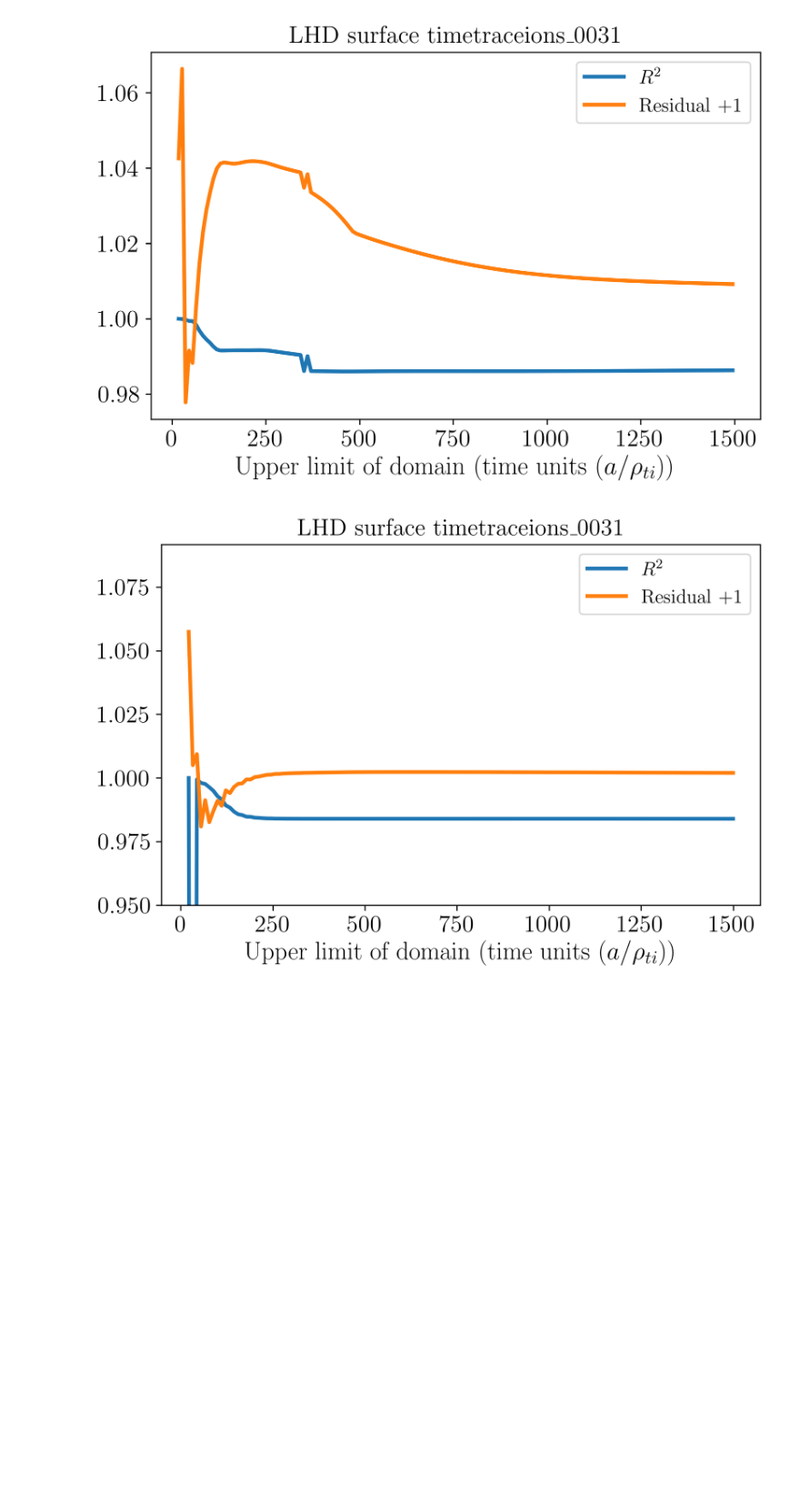
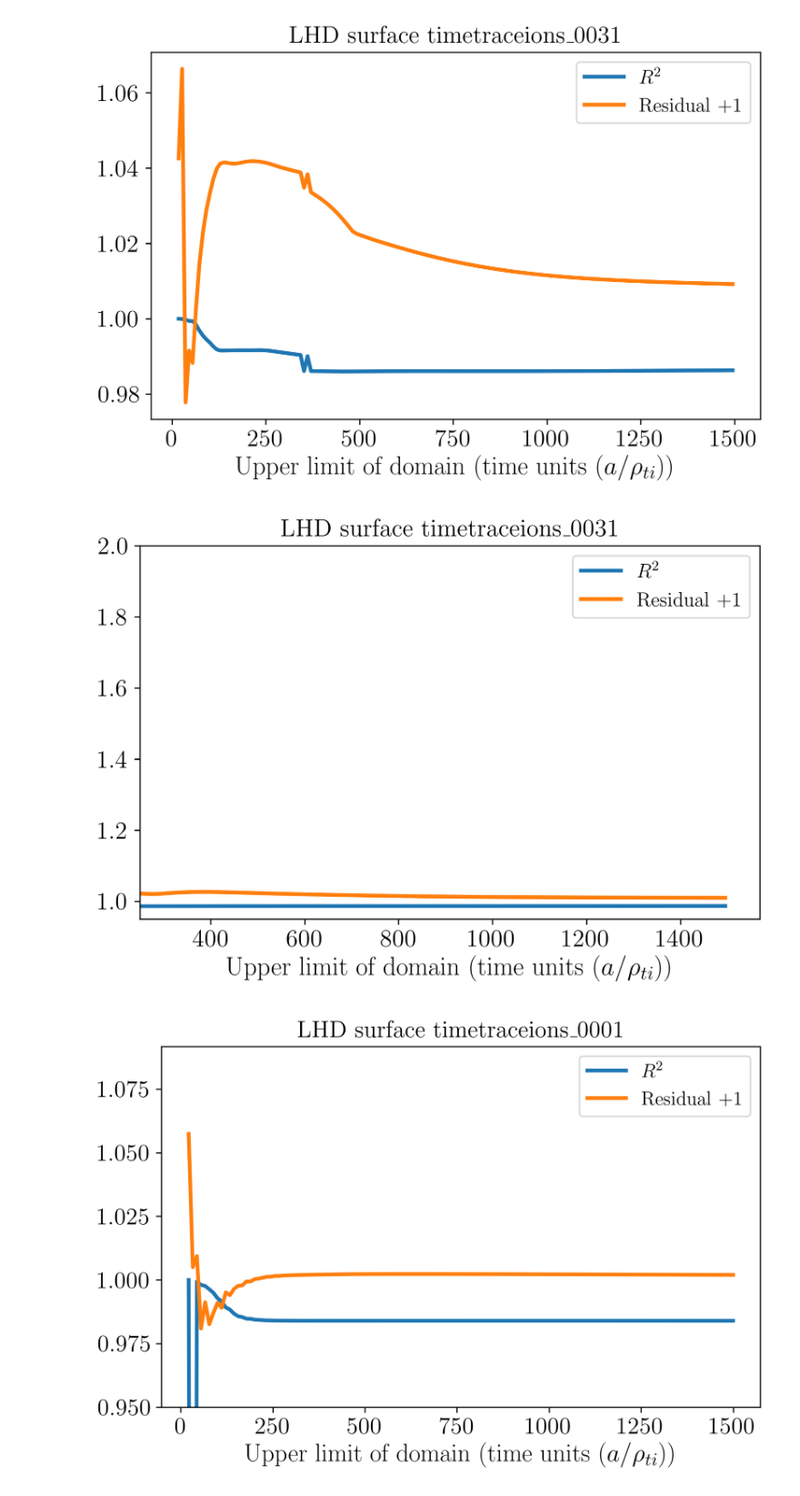
Before and after one commit to cardanmomo/HP_project, a Jupyter notebook: Working_bench.ipynb, the cells around one changed output. Shown at 91% size. Drawn from its saved outputs; the diff is of its cells as text; code cells hidden in the pictures; blank space fills up the shorter version.

```diff
--- a/Working_bench.ipynb
+++ b/Working_bench.ipynb
@@ -314,15 +239,9 @@ plt.show()
 %run /u/cmor/jupyter/HP_project/main.ipynb
 %cd /raven/u/cmor/jupyter/HP_project/data/LHD/surface
 label   = "surface"
-
-# Start plotting details, label and title
-plt.figure()
-plt.xlabel('Time units $(a/\\rho_{ti})$')
-plt.axhline(y=0, color='black', linewidth=2, linestyle='dashed')  # Have a reference of zero
-
 # End plotting details
 
-gam = pylab.loadtxt("timetraceions_0001.dat")
+gam = pylab.loadtxt("timetraceions_0031.dat")
 
 E = np.divide(gam[:, 1], gam[0, 1], out=np.zeros_like(gam[:, 1]), where=gam[0, 1] != 0)
 
@@ -338,6 +257,16 @@ e = 0.0029
 g = 2.5570
 k = 0.0516
 m = 1.3910
+
+a = 0.00918152
+b = 26.2496644
+c = 4.8217e-06
+d = 4.71145353
+e = 0.00693335
+g = 1.88858924
+k = 0.07185026
+m = 0.99871258
+
 r2 = []
 res = []
 tstep = []
@@ -380,6 +308,21 @@ plt.legend()
 plt.show()
 # %% [output]
 [figure]
+# %%
+lhd_s_31_tstep = tstep
+lhd_s_31_r2 = r2
+lhd_s_31_res = res
+plt.plot(lhd_s_31_tstep, lhd_s_31_r2, label=r"$R^{2}$")
+plt.plot(lhd_s_31_tstep, lhd_s_31_res+1, label=r"Residual +1")
+plt.ylim(ymin=0.95, ymax=2)
+plt.xlim(xmin=250)
+plt.title(r"LHD surface timetraceions\_0031")
+plt.xlabel(r"Upper limit of domain (time units $(a/\rho_{ti})$)")
+# plt.ylabel(r"$R^{2}$")
+plt.legend()
+plt.show()
+# %% [output]
+[figure, added]
 # %%
 lhd_s_1_tstep = tstep
 lhd_s_1_r2 = r2
```
Also changed, not shown: parts of 11 cells of this notebook, 1 other file.
